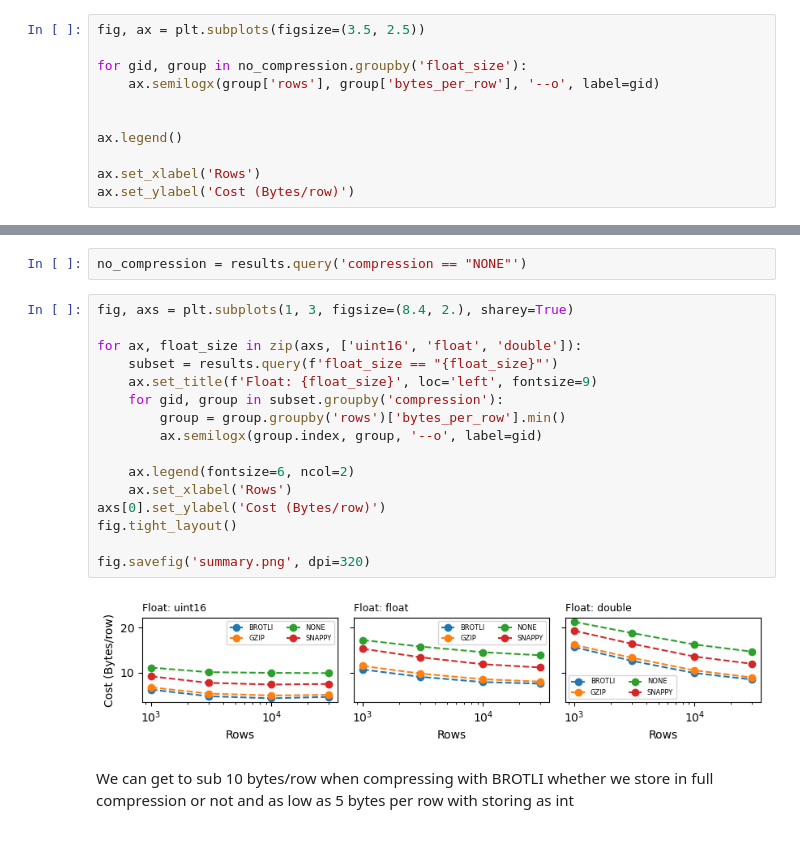
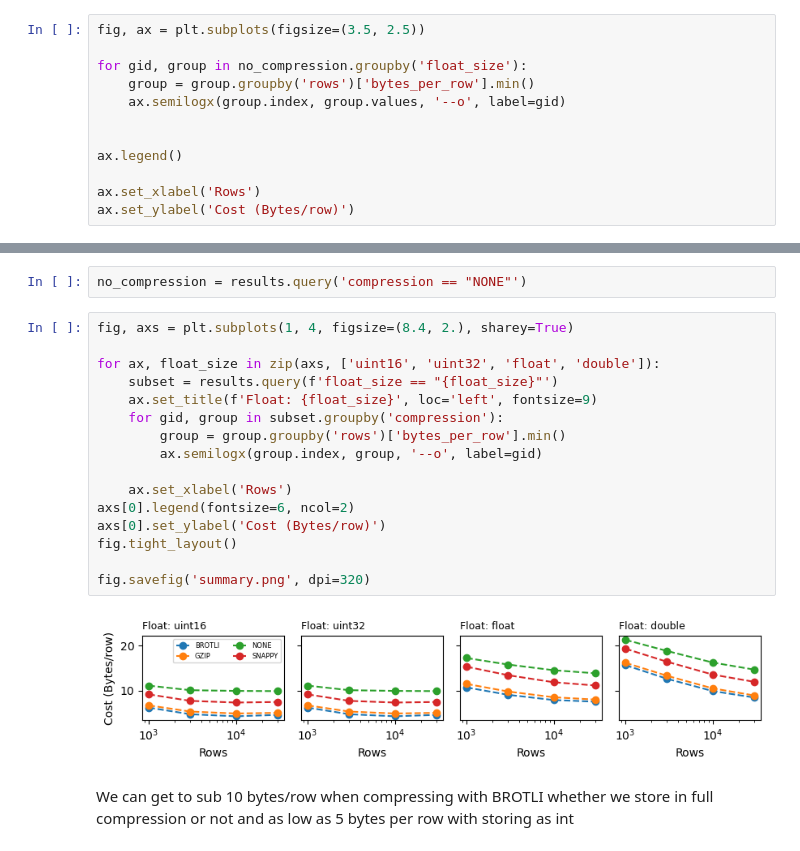
Before and after one commit to ROVI-org/storage-requirement-estimation, a Jupyter notebook: evaluate-parquet/1_compare-compression-sizes.ipynb, the cells around one changed output, grey strips where cells are left out. Cells and saved outputs as stored; diff of their text form.

```diff
--- a/evaluate-parquet/1_compare-compression-sizes.ipynb
+++ b/evaluate-parquet/1_compare-compression-sizes.ipynb
@@ -49,7 +53,8 @@ no_compression
 fig, ax = plt.subplots(figsize=(3.5, 2.5))
 
 for gid, group in no_compression.groupby('float_size'):
-    ax.semilogx(group['rows'], group['bytes_per_row'], '--o', label=gid)
+    group = group.groupby('rows')['bytes_per_row'].min()
+    ax.semilogx(group.index, group.values, '--o', label=gid)
 
 
 ax.legend()
@@ -67,22 +72,22 @@ Large files should compress better, to a point.
 # %%
 no_compression = results.query('compression == "NONE"')
 # %%
-fig, axs = plt.subplots(1, 3, figsize=(8.4, 2.), sharey=True)
+fig, axs = plt.subplots(1, 4, figsize=(8.4, 2.), sharey=True)
 
-for ax, float_size in zip(axs, ['uint16', 'float', 'double']):
+for ax, float_size in zip(axs, ['uint16', 'uint32', 'float', 'double']):
     subset = results.query(f'float_size == "{float_size}"')
     ax.set_title(f'Float: {float_size}', loc='left', fontsize=9)
     for gid, group in subset.groupby('compression'):
         group = group.groupby('rows')['bytes_per_row'].min()
         ax.semilogx(group.index, group, '--o', label=gid)
 
-    ax.legend(fontsize=6, ncol=2)
     ax.set_xlabel('Rows')
+axs[0].legend(fontsize=6, ncol=2)
 axs[0].set_ylabel('Cost (Bytes/row)')
 fig.tight_layout()
 
 fig.savefig('summary.png', dpi=320)
 # %% [output]
-[figure, old version]
+[figure, new version]
 # %% [markdown]
 We can get to sub 10 bytes/row when compressing with BROTLI whether we store in full compression or not and as low as 5 bytes per row with storing as int
```
Also changed, not shown: parts of 2 cells of this notebook, 4 other files.
